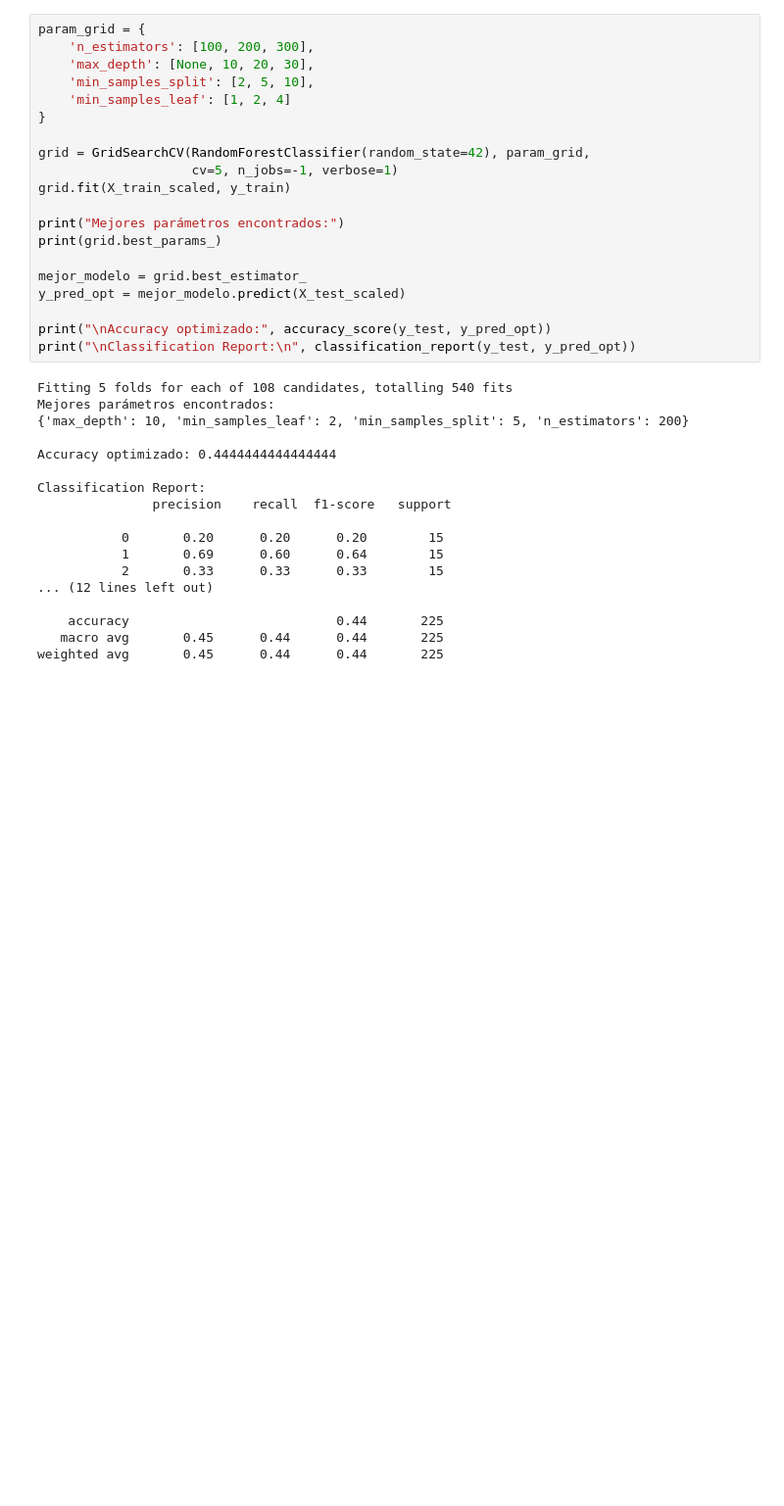
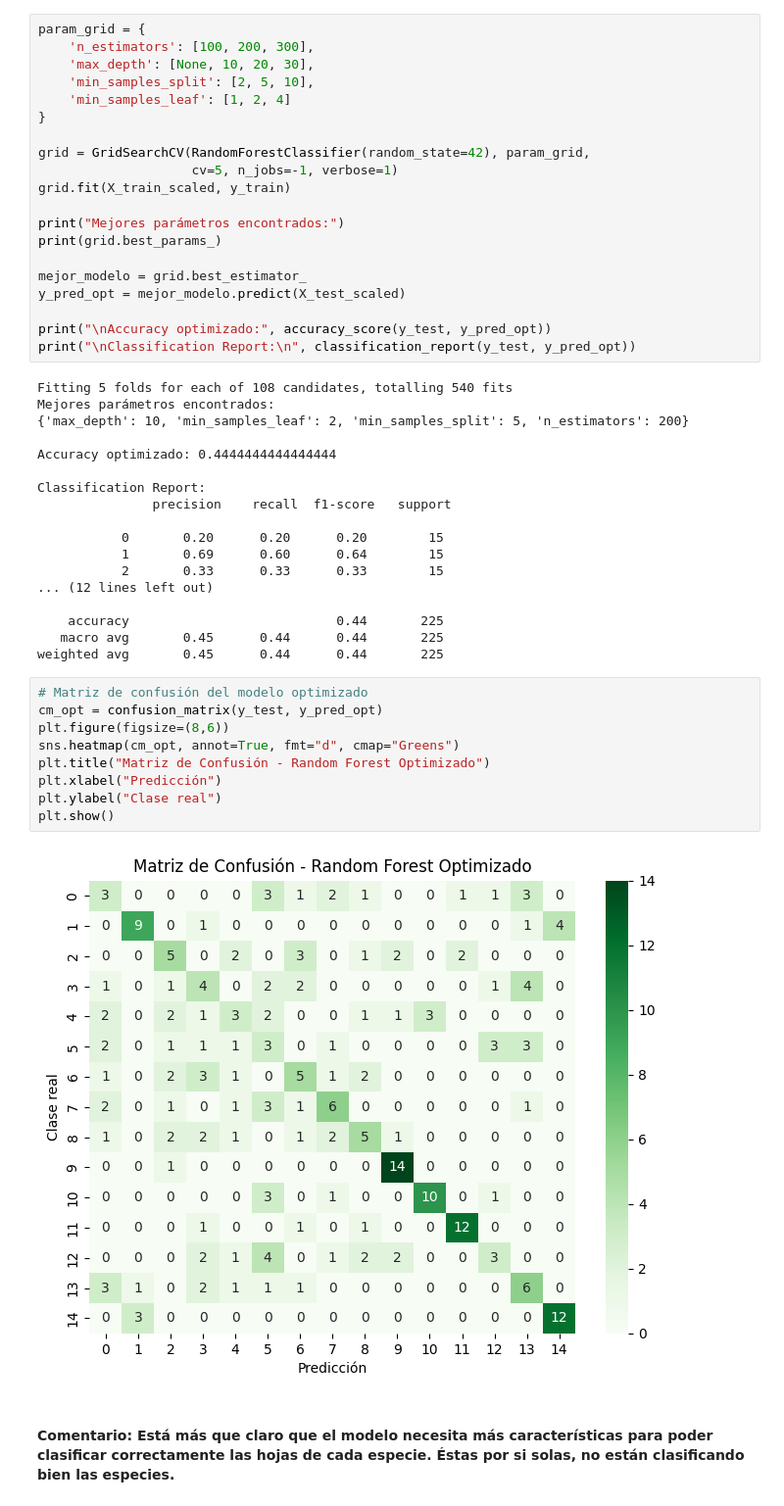
Before and after one commit to Rdorta08/Plants_opencv, a Jupyter notebook: src/2_Modelo.ipynb, the cells around one changed output. Shown at 98% size. Cells and saved outputs as stored; diff of their text form; blank space fills up the shorter version.

```diff
--- a/src/2_Modelo.ipynb
+++ b/src/2_Modelo.ipynb
@@ -325,3 +325,16 @@ Classification Report:
     accuracy                           0.44       225
    macro avg       0.45      0.44      0.44       225
 weighted avg       0.45      0.44      0.44       225
+# %%
+# Matriz de confusión del modelo optimizado
+cm_opt = confusion_matrix(y_test, y_pred_opt)
+plt.figure(figsize=(8,6))
+sns.heatmap(cm_opt, annot=True, fmt="d", cmap="Greens")
+plt.title("Matriz de Confusión - Random Forest Optimizado")
+plt.xlabel("Predicción")
+plt.ylabel("Clase real")
+plt.show()
+# %% [output]
+[figure, added]
+# %% [markdown]
+#### **Comentario**: Está más que claro que el modelo necesita más características para poder clasificar correctamente las hojas de cada especie. Éstas por si solas, no están clasificando bien las especies.
```
